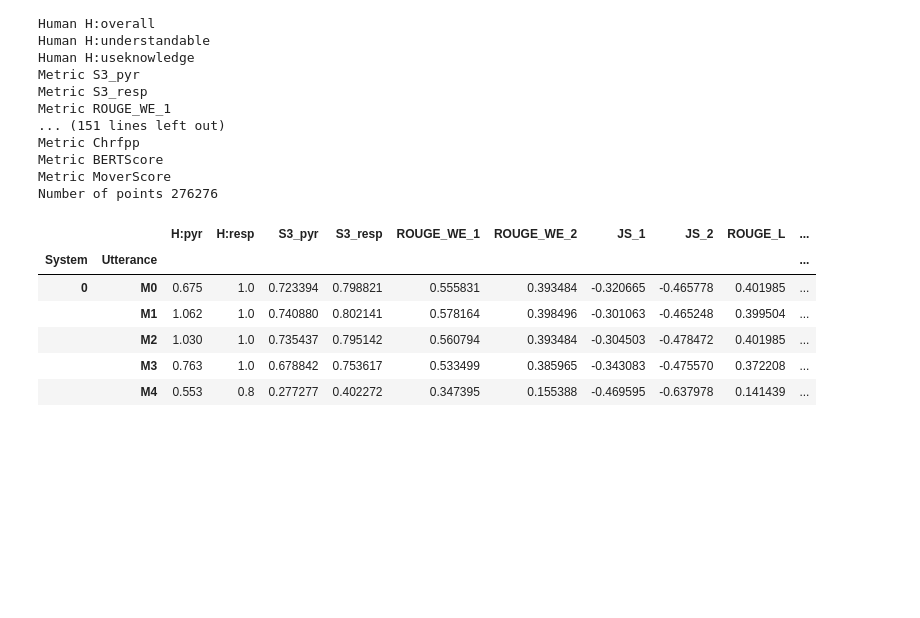
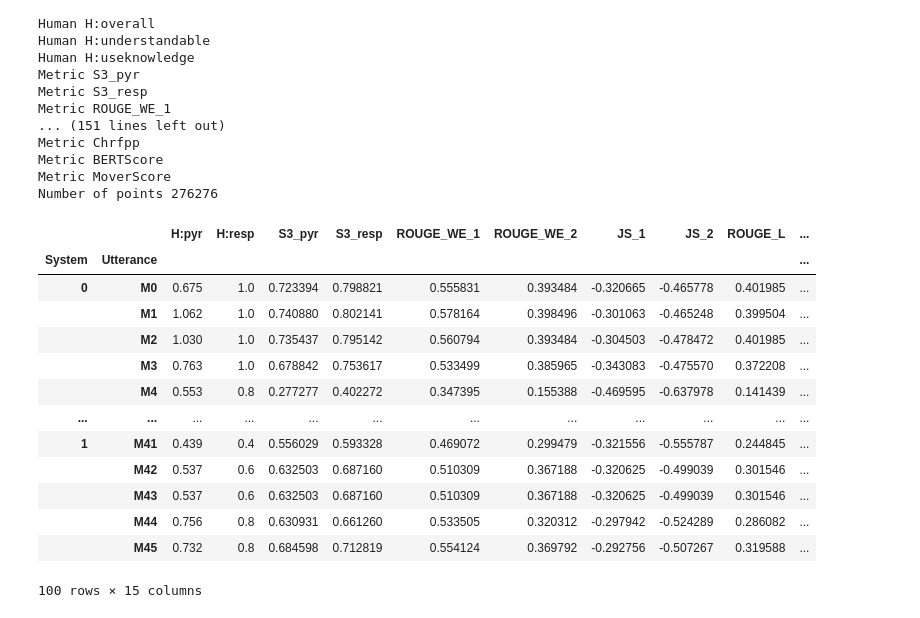
Before and after one commit to PierreColombo/HumanMetric, a Jupyter notebook: DataViz.ipynb, the cells around one changed output. Drawn from its saved outputs; the diff is of its cells as text; code cells hidden in the pictures; blank space fills up the shorter version.

```diff
--- a/DataViz.ipynb
+++ b/DataViz.ipynb
@@ -68,12 +69,19 @@ Metric BERTScore
 Metric MoverScore
 Number of points 276276
 # %%
-considered_df.head()
+considered_df.head(100)
 # %% [output]
 |  |  | H:pyr | H:resp | S3_pyr | S3_resp | ROUGE_WE_1 | ROUGE_WE_2 | JS_1 | JS_2 | ROUGE_L | ... |
 | System | Utterance |  |  |  |  |  |  |  |  |  | ... |
 | 0 | M0 | 0.675 | 1.0 | 0.723394 | 0.798821 | 0.555831 | 0.393484 | -0.320665 | -0.465778 | 0.401985 | ... |
 |  | M1 | 1.062 | 1.0 | 0.740880 | 0.802141 | 0.578164 | 0.398496 | -0.301063 | -0.465248 | 0.399504 | ... |
 |  | M2 | 1.030 | 1.0 | 0.735437 | 0.795142 | 0.560794 | 0.393484 | -0.304503 | -0.478472 | 0.401985 | ... |
 |  | M3 | 0.763 | 1.0 | 0.678842 | 0.753617 | 0.533499 | 0.385965 | -0.343083 | -0.475570 | 0.372208 | ... |
 |  | M4 | 0.553 | 0.8 | 0.277277 | 0.402272 | 0.347395 | 0.155388 | -0.469595 | -0.637978 | 0.141439 | ... |
+| ... | ... | ... | ... | ... | ... | ... | ... | ... | ... | ... | ... |
+| 1 | M41 | 0.439 | 0.4 | 0.556029 | 0.593328 | 0.469072 | 0.299479 | -0.321556 | -0.555787 | 0.244845 | ... |
+|  | M42 | 0.537 | 0.6 | 0.632503 | 0.687160 | 0.510309 | 0.367188 | -0.320625 | -0.499039 | 0.301546 | ... |
+|  | M43 | 0.537 | 0.6 | 0.632503 | 0.687160 | 0.510309 | 0.367188 | -0.320625 | -0.499039 | 0.301546 | ... |
+|  | M44 | 0.756 | 0.8 | 0.630931 | 0.661260 | 0.533505 | 0.320312 | -0.297942 | -0.524289 | 0.286082 | ... |
+|  | M45 | 0.732 | 0.8 | 0.684598 | 0.712819 | 0.554124 | 0.369792 | -0.292756 | -0.507267 | 0.319588 | ... |
+100 rows × 15 columns
```
Also changed, not shown: parts of 8 cells of this notebook.
